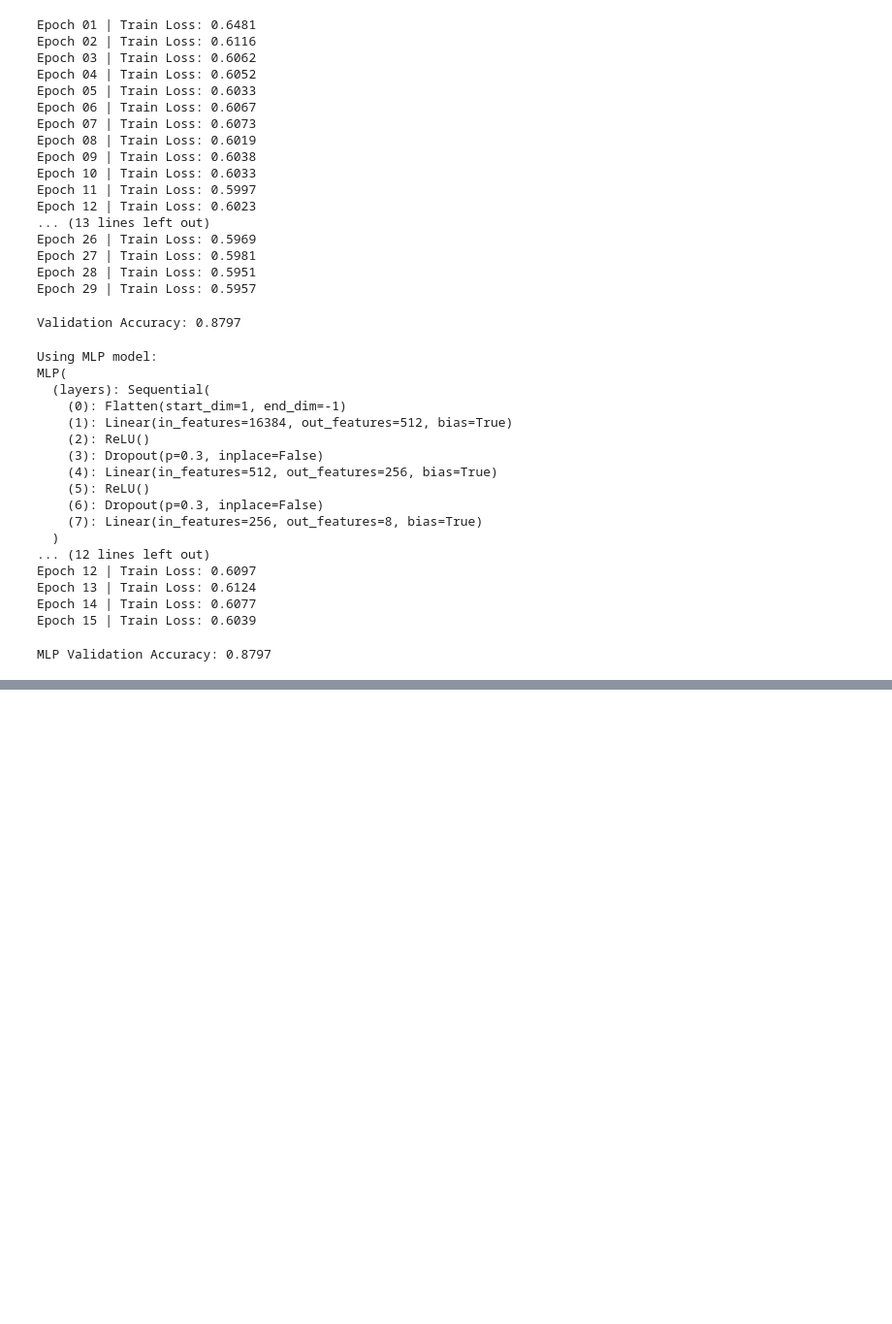
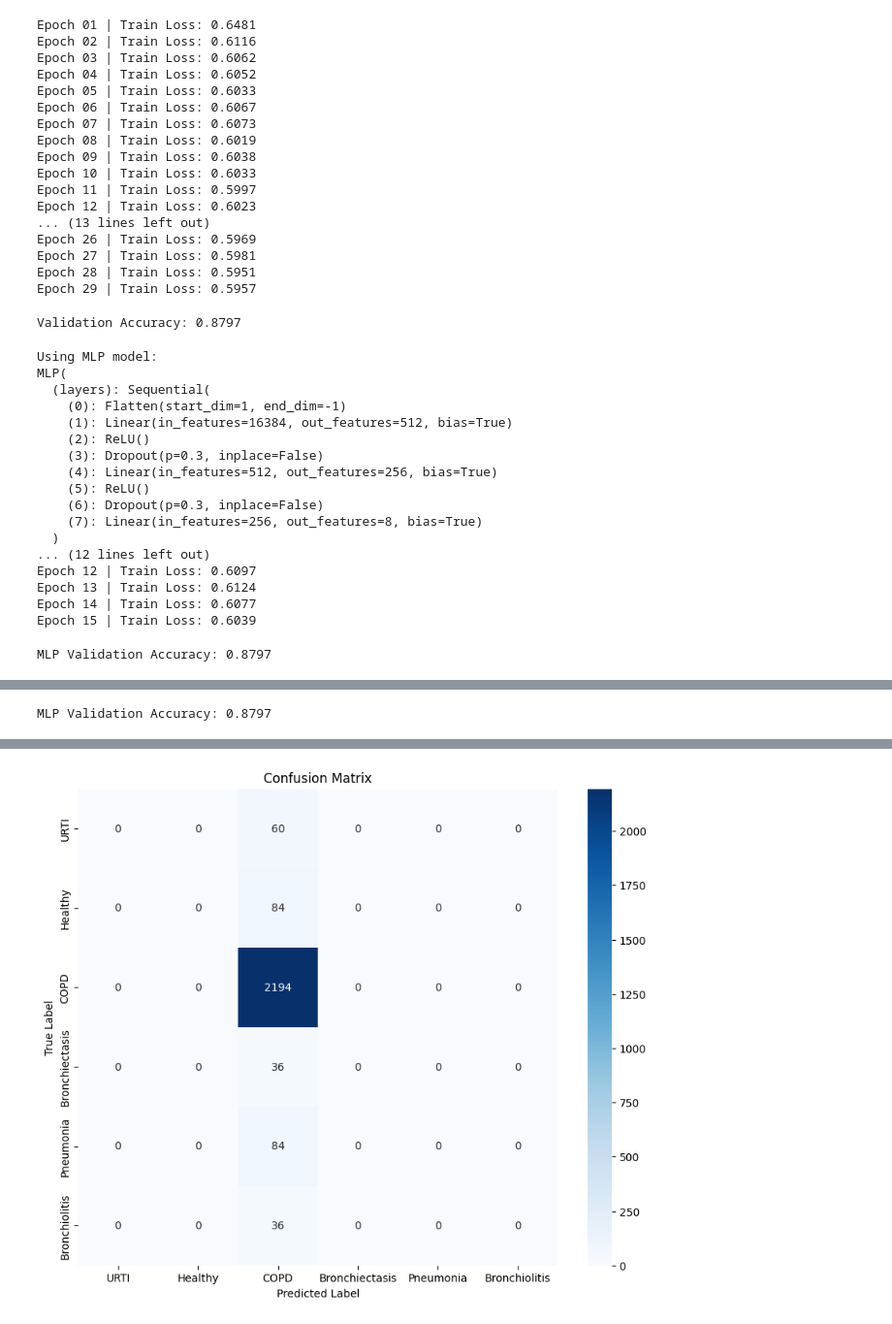
Before and after one commit to Mancupfire/Audio_in_LLM, a Jupyter notebook: model.ipynb, the cells around one changed output, grey strips where cells are left out. Shown at 97% size. Saved outputs shown, nothing was run; the diff lists cells and outputs as text; code cells hidden in the pictures; blank space fills up the shorter version.

```diff
--- a/model.ipynb
+++ b/model.ipynb
@@ -342,0 +421,76 @@ MLP Validation Accuracy: 0.8797
+# %%
+# Model Evaluation for MLP
+model.eval()
+correct = 0
+total = 0
+
+with torch.no_grad():
+    for imgs, labels in val_loader:
+        imgs, labels = imgs.to(device), labels.to(device)
+        outputs = model(imgs)
+        _, predicted = torch.max(outputs.data, 1)
+        total += labels.size(0)
+        correct += (predicted == labels).sum().item()
+
+print(f"MLP Validation Accuracy: {correct / total:.4f}")
+# %% [output]
+MLP Validation Accuracy: 0.8797
+# %%
+import seaborn as sns
+import numpy as np
+from sklearn.metrics import classification_report, confusion_matrix
+
+# --- Collect all predictions and true labels ---
+y_pred = []
+y_true = []
+
+# Set model to evaluation mode
+model.eval()
+# Disable gradient calculations
+with torch.no_grad():
+    for imgs, labels in val_loader:
+        imgs = imgs.to(device)
+        # Store the true labels
+        y_true.extend(labels.cpu().numpy())
+
+        # Get model outputs and predictions
+        outputs = model(imgs)
+        preds = outputs.argmax(dim=1)
+        # Store the predicted labels
+        y_pred.extend(preds.cpu().numpy())
+
+# --- Calculate and Print Metrics ---
+
+# 1. Overall Accuracy
+correct = (np.array(y_pred) == np.array(y_true)).sum()
+total = len(y_true)
+print(f"Validation Accuracy: {100 * correct / total:.2f}%\n")
+
+
+# 2. Classification Report
+print("Classification Report:")
+# Create a reverse map from class index to class name for the report
+idx_to_class = {v: k for k, v in diagnosis_to_int_map.items()}
+# Get the names of the classes present in the validation set
+present_class_indices = sorted(list(set(y_true)))
+present_class_names = [idx_to_class[i] for i in present_class_indices]
+
+# Generate and print the report
+report = classification_report(y_true, y_pred, labels=present_class_indices, target_names=present_class_names, zero_division=0)
+print(report)
+
+
+# 3. Confusion Matrix
+print("Confusion Matrix:")
+cm = confusion_matrix(y_true, y_pred, labels=present_class_indices)
+plt.figure(figsize=(10, 8))
+
+# Create the heatmap
+sns.heatmap(cm, annot=True, fmt='d', cmap='Blues',
+            xticklabels=present_class_names, yticklabels=present_class_names)
+
+plt.title('Confusion Matrix')
+plt.ylabel('True Label')
+plt.xlabel('Predicted Label')
+plt.show()
+# %% [output]
@@ -342,0 +514 @@ MLP Validation Accuracy: 0.8797
+[figure, added]
```
Also changed, not shown: parts of 3 cells of this notebook.
